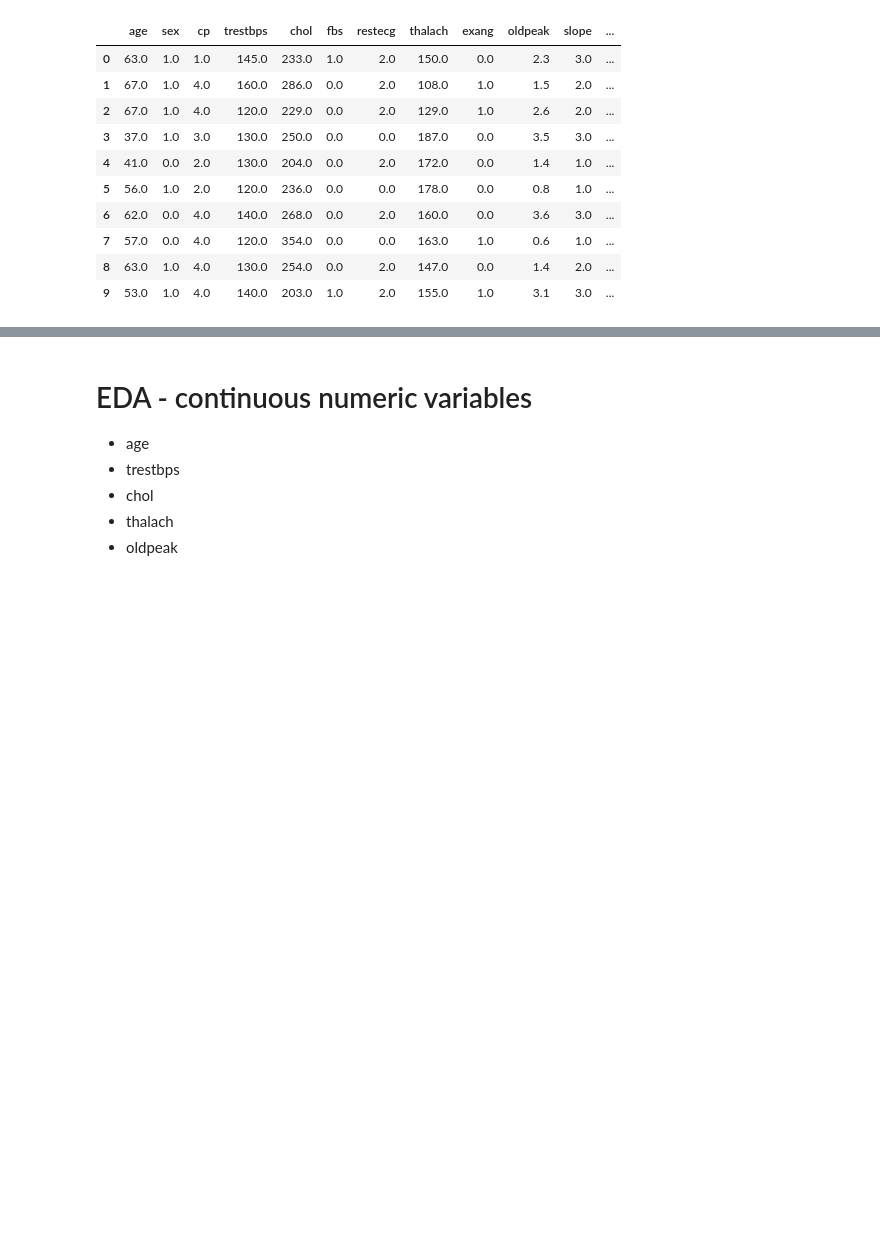
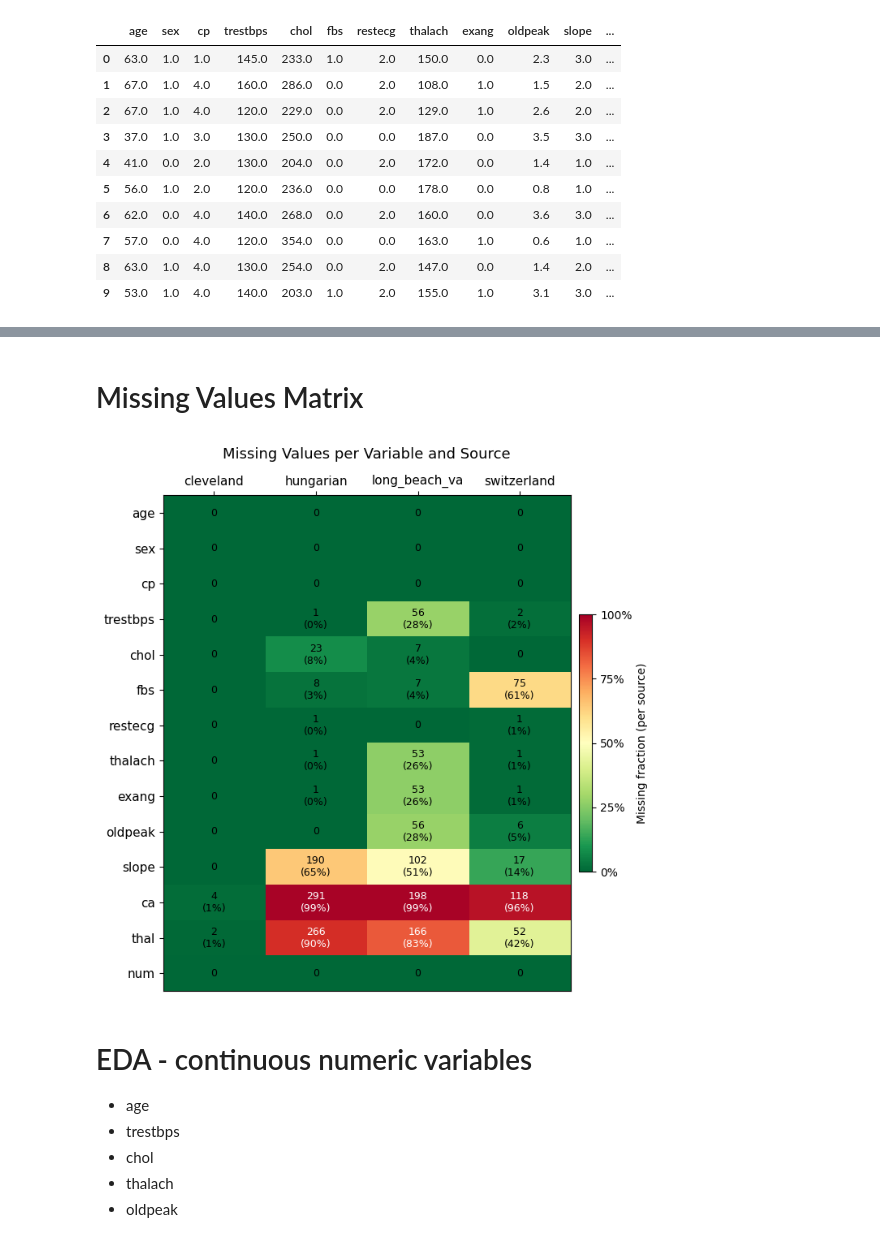
Before and after one commit to hueglij/HEA_heart_disease, a Jupyter notebook: notebooks/01_eda.ipynb, the cells around one changed output, grey strips where cells are left out. Drawn from its saved outputs; the diff is of its cells as text; code cells hidden in the pictures; blank space fills up the shorter version.

```diff
--- a/notebooks/01_eda.ipynb
+++ b/notebooks/01_eda.ipynb
@@ -116,3 +94,59 @@ def plot_missing_per_source(ax, col):
+# %% [markdown]
+# Missing Values Matrix
+# %%
+
+FEATURE_COLS = ["age", "sex", "cp", "trestbps", "chol", "fbs",
+                "restecg", "thalach", "exang", "oldpeak", "slope", "ca", "thal", "num"]
+SOURCE_TOTALS = {"cleveland": 303, "hungarian": 294, "long_beach_va": 200, "switzerland": 123}
+
+# Build missing-count matrix (rows=variables, cols=sources)
+missing_counts = pd.DataFrame(
+    {s: [df.loc[df["source"] == s, col].isna().sum() for col in FEATURE_COLS]
+     for s in SOURCES},
+    index=FEATURE_COLS,
+)
+
+# Build missing-fraction matrix for coloring
+missing_pct = missing_counts.copy().astype(float)
+for s in SOURCES:
+    missing_pct[s] = missing_counts[s] / SOURCE_TOTALS[s]
+
+fig, ax = plt.subplots(figsize=(7, 7))
+
+# Green (0%) → Red (100%) colormap
+cmap = plt.cm.RdYlGn_r
+
+im = ax.imshow(missing_pct.values, cmap=cmap, vmin=0, vmax=1, aspect="auto")
+
+# Axes labels
+ax.set_xticks(range(len(SOURCES)))
+ax.set_xticklabels(SOURCES, fontsize=11)
+ax.set_yticks(range(len(FEATURE_COLS)))
+ax.set_yticklabels(FEATURE_COLS, fontsize=11)
+ax.xaxis.tick_top()
+ax.xaxis.set_label_position("top")
+
+# Annotate each cell with count and percentage
+for row_i, col in enumerate(FEATURE_COLS):
+    for col_j, s in enumerate(SOURCES):
+        count = missing_counts.loc[col, s]
+        pct   = missing_pct.loc[col, s]
+        label = f"{count}\n({pct:.0%})" if count > 0 else "0"
+        text_color = "white" if pct > 0.75 else "black"
+        ax.text(col_j, row_i, label,
+                ha="center", va="center", fontsize=9, color=text_color)
+
+cbar = fig.colorbar(im, ax=ax, fraction=0.03, pad=0.02)
+cbar.set_label("Missing fraction (per source)", fontsize=10)
+cbar.set_ticks([0, 0.25, 0.5, 0.75, 1.0])
+cbar.set_ticklabels(["0%", "25%", "50%", "75%", "100%"])
+
+ax.set_title("Missing Values per Variable and Source", fontsize=13, pad=14)
+plt.tight_layout()
+plt.savefig("../results/figures/eda_missing_matrix.png", dpi=150, bbox_inches="tight")
+plt.show()
+# %% [output]
+[figure, added]
 # %% [markdown]
 # EDA - continuous numeric variables
 
```
Also changed, not shown: parts of 29 cells of this notebook, 23 other files.
